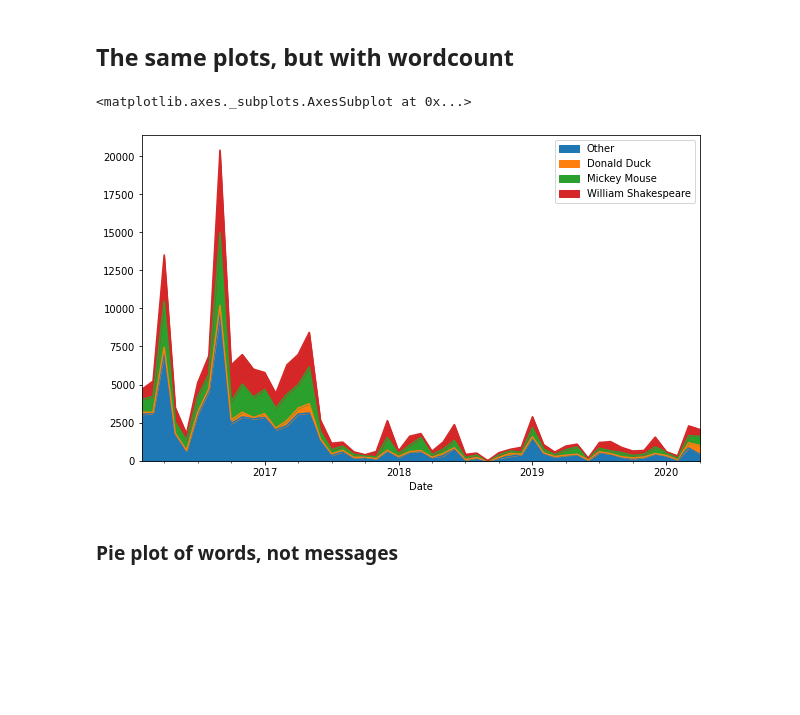
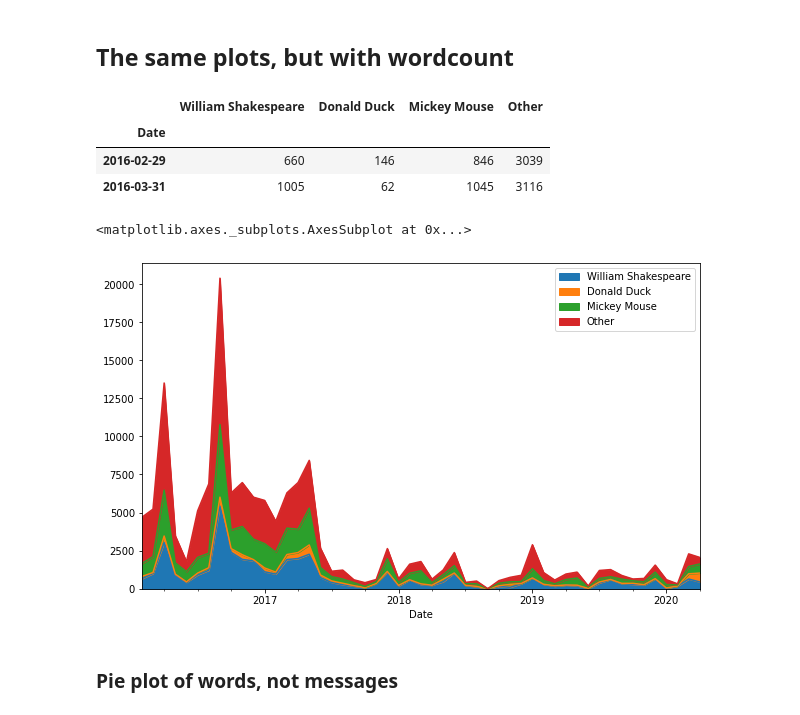
Before and after one commit to skshvl/fbchat-analysis, a Jupyter notebook: fbchat_analysis.ipynb, the cells around one changed output. Saved outputs shown, nothing was run; the diff lists cells and outputs as text; code cells hidden in the pictures; blank space fills up the shorter version.

```diff
--- a/fbchat_analysis.ipynb
+++ b/fbchat_analysis.ipynb
@@ -280,24 +282,31 @@ new_df.sum().plot.pie(legend=True, figsize = (8, 13)); #sums each column into a
 # %%
 #we'll create a new dataframe where each row is a time window from fast_group
 wordcount_sum_df = pd.DataFrame({'Date':
                             [date for date, group in fast_group]})
 
 #create a list of counts for each name, add it to dataframe
 names = {name for name in df.Author}
 for name in names:
     counts = []
     for date in wordcount_sum_df['Date']: #iterate through dates assigned to each group
         subgroup = fast_group.get_group(date) #this date's group from the fast grouping we just did
         wordcount = subgroup[subgroup['Author']==name]['Wordcount'].sum() #sum nr of message words
         counts.append(wordcount)
     wordcount_sum_df[name] = counts #add the counts as a new column
 
 wordcount_sum_df = wordcount_sum_df.set_index('Date')
-wordcount_sum_df.head()
-wordcount_sum_df.plot.area(stacked=True, figsize = (10, 6))
+wordcount_sum_df.head(2)
 # %% [output]
-<matplotlib.axes._subplots.AxesSubplot at 0x...>
-[figure, removed]
+|  | William Shakespeare | Donald Duck | Mickey Mouse | Other |
+| Date |  |  |  |  |
+| 2016-02-29 | 660 | 146 | 846 | 3039 |
+| 2016-03-31 | 1005 | 62 | 1045 | 3116 |
+# %%
+#graph
+wordcount_sum_df.plot.area(stacked=True, figsize = (10, 6))
+# %% [output]
+<matplotlib.axes._subplots.AxesSubplot at 0x...>
+[figure, added]
 # %% [markdown]
 ### Pie plot of words, not messages
 # %%
```
Also changed, not shown: parts of 12 cells of this notebook, 2 other files.
